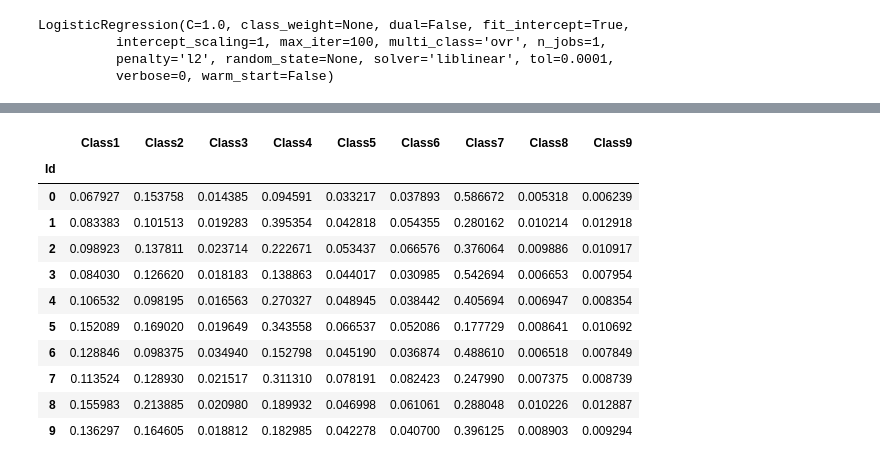
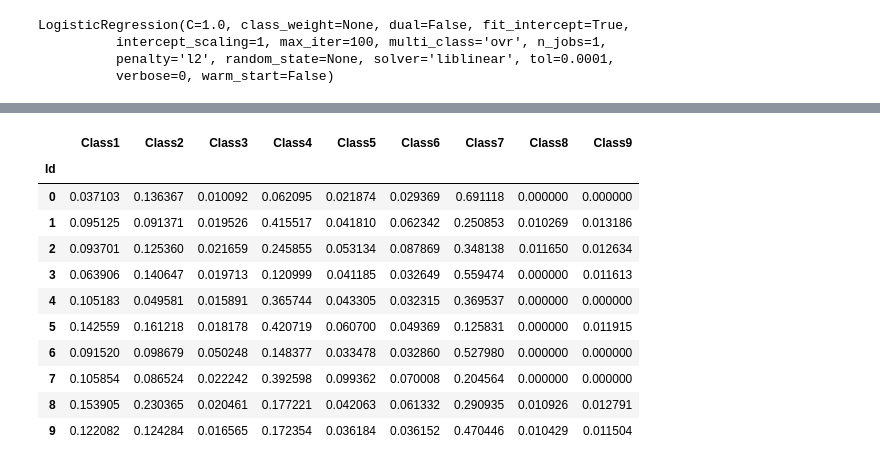
Before and after one commit to manshubh/classification-GeneticMutations, a Jupyter notebook: CancerNLP.ipynb, the cells around one changed output, grey strips where cells are left out. Cells and saved outputs as stored; diff of their text form; code cells hidden in the pictures.

```diff
--- a/CancerNLP.ipynb
+++ b/CancerNLP.ipynb
@@ -153,0 +146,11 @@ result.head(10)
+# %%
+def stand(x):
+    if x<0.01:
+        return 0
+    elif x>=0.8:
+        return 1
+    else:
+        return x
+# %%
+result=result.applymap(stand)
+result.head()
@@ -154,5 +164,5 @@ result.head(10)
 # %%
 %%time
-testvectorizer = TfidfVectorizer(min_df=1,vocabulary=vectorizer.get_feature_names())
-testvec = testvectorizer.fit_transform(test['Text'])
+#testvectorizer = TfidfVectorizer(tokenizer=tokenize, stop_words=stop,lowercase=True,vocabulary=vectorizer.get_feature_names())
+testvec = vectorizer.transform(test['Text'])
 # %% [output]
@@ -160,26 +170,28 @@ Wall time: 48.8 s
 # %%
-testvectorizerGene = TfidfVectorizer(min_df=1,vocabulary=vectorizerGene.get_feature_names())
-testvectorizerVariation = TfidfVectorizer(min_df=1,vocabulary=vectorizerVariation.get_feature_names())
+#testvectorizerGene = TfidfVectorizer(tokenizer=tokenize, stop_words=stop,lowercase=True,vocabulary=vectorizer.get_feature_names())
+#testvectorizerVariation = TfidfVectorizer(tokenizer=tokenize, stop_words=stop,lowercase=True,vocabulary=vectorizer.get_feature_names())
 
-testvecGene = testvectorizerGene.fit_transform(test['Gene'])
-testvecVariation =  testvectorizerVariation.fit_transform(test['Variation'])
+testvecGene = vectorizerGene.fit_transform(test['Gene'])
+testvecVariation =  vectorizerVariation.fit_transform(test['Variation'])
 # %%
 testnew=sps.hstack((testvec,testvecGene,testvecVariation))
 # %%
 result['ID']=test['Id']
+c=['Class1','Class2','Class3','Class4','Class5','Class6','Class7','Class8','Class9',]
 result=pd.DataFrame(index=test.Id,data=logistic.predict_proba(testnew),columns=['Class1','Class2','Class3','Class4','Class5','Class6','Class7','Class8','Class9',])
+result[c]=result[c].applymap(stand)
 result.head(10)
 # %% [output]
 |  | Class1 | Class2 | Class3 | Class4 | Class5 | Class6 | Class7 | Class8 | Class9 |
 | Id |  |  |  |  |  |  |  |  |  |
-| 0 | 0.067927 | 0.153758 | 0.014385 | 0.094591 | 0.033217 | 0.037893 | 0.586672 | 0.005318 | 0.006239 |
-| 1 | 0.083383 | 0.101513 | 0.019283 | 0.395354 | 0.042818 | 0.054355 | 0.280162 | 0.010214 | 0.012918 |
-| 2 | 0.098923 | 0.137811 | 0.023714 | 0.222671 | 0.053437 | 0.066576 | 0.376064 | 0.009886 | 0.010917 |
-| 3 | 0.084030 | 0.126620 | 0.018183 | 0.138863 | 0.044017 | 0.030985 | 0.542694 | 0.006653 | 0.007954 |
-| 4 | 0.106532 | 0.098195 | 0.016563 | 0.270327 | 0.048945 | 0.038442 | 0.405694 | 0.006947 | 0.008354 |
-| 5 | 0.152089 | 0.169020 | 0.019649 | 0.343558 | 0.066537 | 0.052086 | 0.177729 | 0.008641 | 0.010692 |
-| 6 | 0.128846 | 0.098375 | 0.034940 | 0.152798 | 0.045190 | 0.036874 | 0.488610 | 0.006518 | 0.007849 |
-| 7 | 0.113524 | 0.128930 | 0.021517 | 0.311310 | 0.078191 | 0.082423 | 0.247990 | 0.007375 | 0.008739 |
-| 8 | 0.155983 | 0.213885 | 0.020980 | 0.189932 | 0.046998 | 0.061061 | 0.288048 | 0.010226 | 0.012887 |
-| 9 | 0.136297 | 0.164605 | 0.018812 | 0.182985 | 0.042278 | 0.040700 | 0.396125 | 0.008903 | 0.009294 |
+| 0 | 0.037103 | 0.136367 | 0.010092 | 0.062095 | 0.021874 | 0.029369 | 0.691118 | 0.000000 | 0.000000 |
+| 1 | 0.095125 | 0.091371 | 0.019526 | 0.415517 | 0.041810 | 0.062342 | 0.250853 | 0.010269 | 0.013186 |
+| 2 | 0.093701 | 0.125360 | 0.021659 | 0.245855 | 0.053134 | 0.087869 | 0.348138 | 0.011650 | 0.012634 |
+| 3 | 0.063906 | 0.140647 | 0.019713 | 0.120999 | 0.041185 | 0.032649 | 0.559474 | 0.000000 | 0.011613 |
+| 4 | 0.105183 | 0.049581 | 0.015891 | 0.365744 | 0.043305 | 0.032315 | 0.369537 | 0.000000 | 0.000000 |
+| 5 | 0.142559 | 0.161218 | 0.018178 | 0.420719 | 0.060700 | 0.049369 | 0.125831 | 0.000000 | 0.011915 |
+| 6 | 0.091520 | 0.098679 | 0.050248 | 0.148377 | 0.033478 | 0.032860 | 0.527980 | 0.000000 | 0.000000 |
+| 7 | 0.105854 | 0.086524 | 0.022242 | 0.392598 | 0.099362 | 0.070008 | 0.204564 | 0.000000 | 0.000000 |
+| 8 | 0.153905 | 0.230365 | 0.020461 | 0.177221 | 0.042063 | 0.061332 | 0.290935 | 0.010926 | 0.012791 |
+| 9 | 0.122082 | 0.124284 | 0.016565 | 0.172354 | 0.036184 | 0.036152 | 0.470446 | 0.010429 | 0.011504 |
 # %%
```
Also changed, not shown: parts of 18 cells of this notebook.
